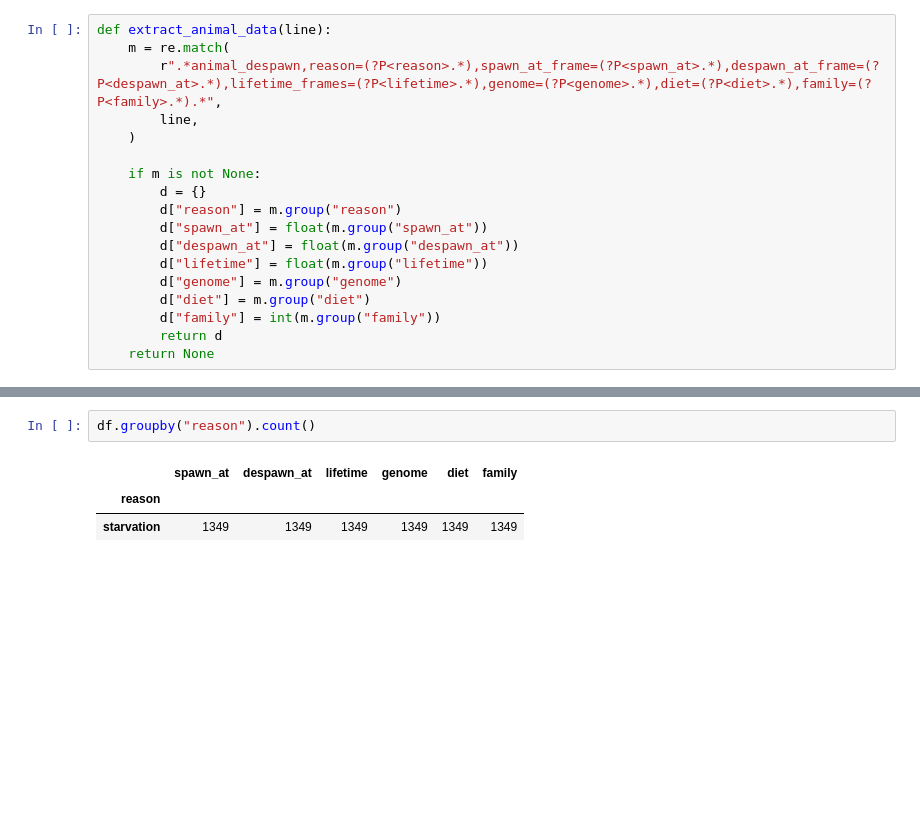
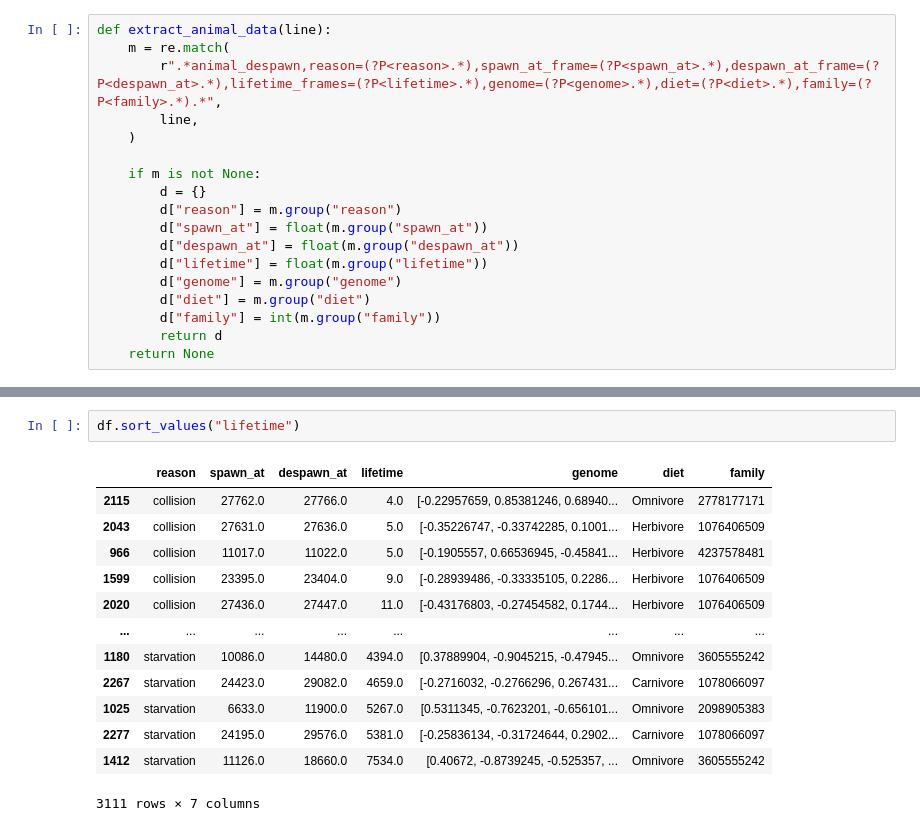
Before and after one commit to losredoe132/creatures, a Jupyter notebook: analysis/analysis.ipynb, the cells around one changed output, grey strips where cells are left out. Saved outputs shown, nothing was run; the diff lists cells and outputs as text; blank space fills up the shorter version.

```diff
--- a/analysis/analysis.ipynb
+++ b/analysis/analysis.ipynb
@@ -51,8 +52,18 @@ df
-# %%
-df.groupby("reason").count()
-# %% [output]
-|  | spawn_at | despawn_at | lifetime | genome | diet | family |
-| reason |  |  |  |  |  |  |
-| starvation | 1349 | 1349 | 1349 | 1349 | 1349 | 1349 |
+# %%
+df.sort_values("lifetime")
+# %% [output]
+|  | reason | spawn_at | despawn_at | lifetime | genome | diet | family |
+| 2115 | collision | 27762.0 | 27766.0 | 4.0 | [-0.22957659, 0.85381246, 0.68940... | Omnivore | 2778177171 |
+| 2043 | collision | 27631.0 | 27636.0 | 5.0 | [-0.35226747, -0.33742285, 0.1001... | Herbivore | 1076406509 |
+| 966 | collision | 11017.0 | 11022.0 | 5.0 | [-0.1905557, 0.66536945, -0.45841... | Herbivore | 4237578481 |
+| 1599 | collision | 23395.0 | 23404.0 | 9.0 | [-0.28939486, -0.33335105, 0.2286... | Herbivore | 1076406509 |
+| 2020 | collision | 27436.0 | 27447.0 | 11.0 | [-0.43176803, -0.27454582, 0.1744... | Herbivore | 1076406509 |
+| ... | ... | ... | ... | ... | ... | ... | ... |
+| 1180 | starvation | 10086.0 | 14480.0 | 4394.0 | [0.37889904, -0.9045215, -0.47945... | Omnivore | 3605555242 |
+| 2267 | starvation | 24423.0 | 29082.0 | 4659.0 | [-0.2716032, -0.2766296, 0.267431... | Carnivore | 1078066097 |
+| 1025 | starvation | 6633.0 | 11900.0 | 5267.0 | [0.5311345, -0.7623201, -0.656101... | Omnivore | 2098905383 |
+| 2277 | starvation | 24195.0 | 29576.0 | 5381.0 | [-0.25836134, -0.31724644, 0.2902... | Carnivore | 1078066097 |
+| 1412 | starvation | 11126.0 | 18660.0 | 7534.0 | [0.40672, -0.8739245, -0.525357, ... | Omnivore | 3605555242 |
+3111 rows × 7 columns
 # %%
 def extract_population_data(line):
```
Also changed, not shown: parts of 9 cells of this notebook, 7 other files.
